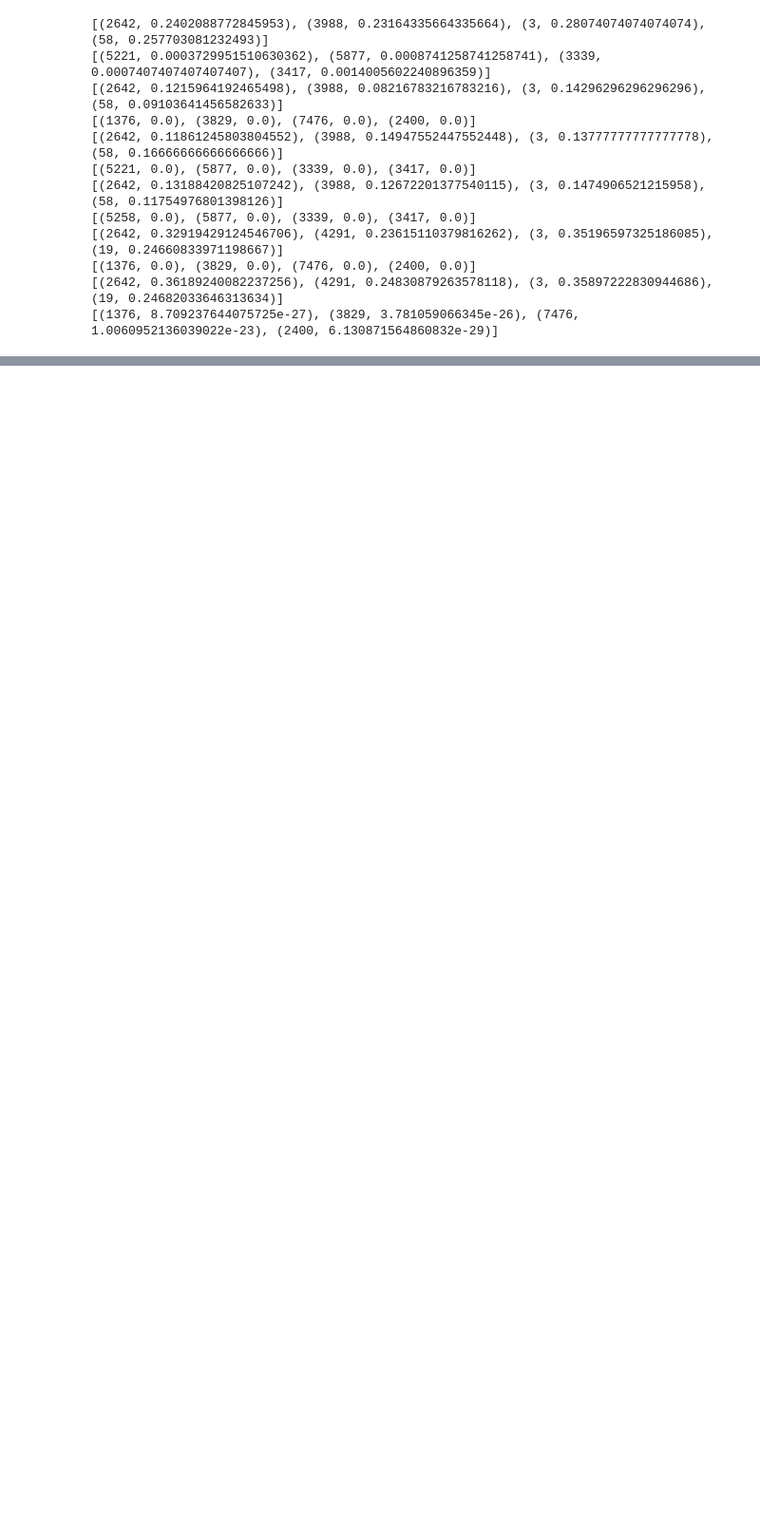
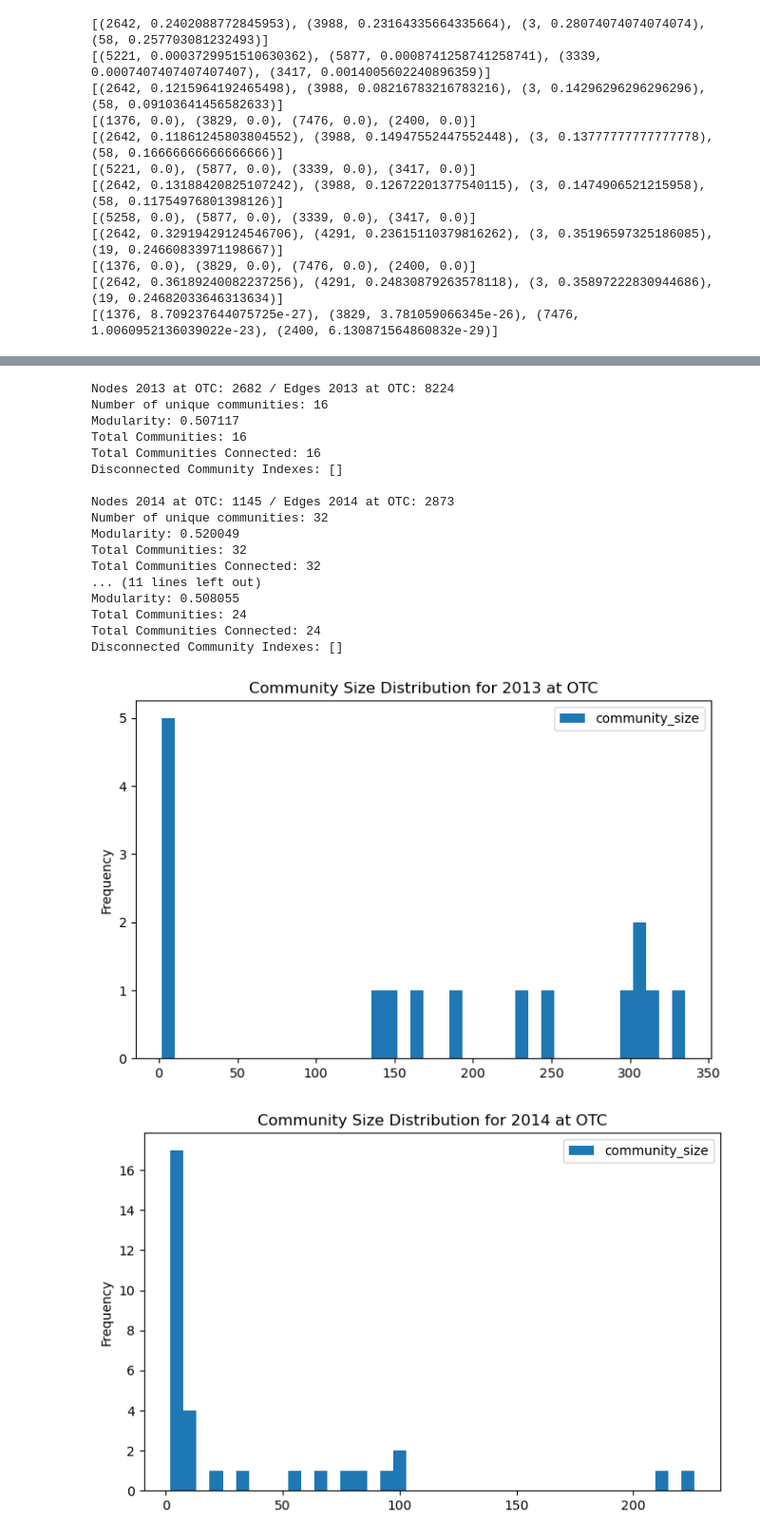
Before and after one commit to youngseo1108/Network_Science_Final, a Jupyter notebook: Network_Science_Final_Project_updating.ipynb, the cells around one changed output, grey strips where cells are left out. Shown at 95% size. Cells and saved outputs as stored; diff of their text form; code cells hidden in the pictures; blank space fills up the shorter version.

Commit message:
Added Leiden algorithm community detection

```diff
--- a/Network_Science_Final_Project_updating.ipynb
+++ b/Network_Science_Final_Project_updating.ipynb
@@ -392,0 +455,59 @@ print(eig_min)
+# %%
+def leiden(graph, title):
+    temp_graph = ig.Graph.from_networkx(graph)
+
+    leiden_communities = leidenalg.find_partition(temp_graph,
+                                                  partition_type=leidenalg.ModularityVertexPartition,
+                                                  seed=0)
+
+    leiden_communities_dict = dict(zip(temp_graph.vs["_nx_name"], leiden_communities.membership))
+    leiden_communities_list = convert_communities_dict_to_list(leiden_communities_dict)
+
+    community_sizes = pd.DataFrame([len(community) for community in leiden_communities_list],
+                                   columns=["community_size"])
+    community_sizes.plot.hist(bins=40, figsize=(8, 5), title=f"Community Size Distribution for {title}")
+
+    print("Modularity:",
+          round(nx_comm.modularity(graph, leiden_communities_list), 6))
+
+    check_community_disconnection(graph, leiden_communities_list)
+# %%
+df_lst = [otc['2013-01-01':'2013-12-31'], otc['2014-01-01':'2014-12-31'], alpha['2013-01-01':'2013-12-31'],
+          alpha['2014-01-01':'2014-12-31']]
+title = ['2013', '2014']
+platform = ['OTC', 'Alpha']
+
+for i in range(4):
+    # Load undirected graph
+    g = nx.from_pandas_edgelist(df_lst[i], 'source', 'target', edge_attr=['rating'])
+
+    if i < 2:
+        print(
+            f"Nodes {title[i % 2] + ' at ' + platform[0]}: {g.number_of_nodes()} / Edges {title[i % 2] + ' at ' + platform[0]}: {g.number_of_edges()}")
+        leiden(g, title[i % 2] + ' at ' + platform[0])
+    else:
+        print(
+            f"Nodes {title[i % 2] + ' at ' + platform[1]}: {g.number_of_nodes()} / Edges {title[i % 2] + ' at ' + platform[1]}: {g.number_of_edges()}")
+        leiden(g, title[i % 2] + ' at ' + platform[1])
+
+    print("")
+# %% [output]
+Nodes 2013 at OTC: 2682 / Edges 2013 at OTC: 8224
+Number of unique communities: 16
+Modularity: 0.507117
+Total Communities: 16
+Total Communities Connected: 16
+Disconnected Community Indexes: []
+
+Nodes 2014 at OTC: 1145 / Edges 2014 at OTC: 2873
+Number of unique communities: 32
+Modularity: 0.520049
+Total Communities: 32
+Total Communities Connected: 32
+... (11 lines left out)
+Modularity: 0.508055
+Total Communities: 24
+Total Communities Connected: 24
+Disconnected Community Indexes: []
+[figure, added]
+[figure, added]
```
Also changed, not shown: parts of 16 cells of this notebook.
